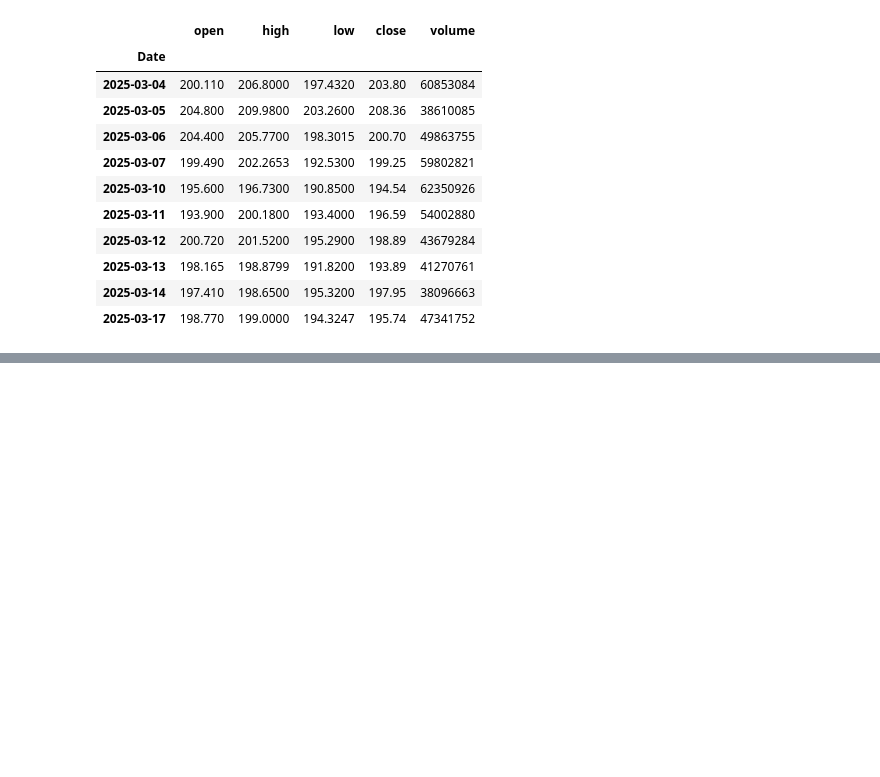
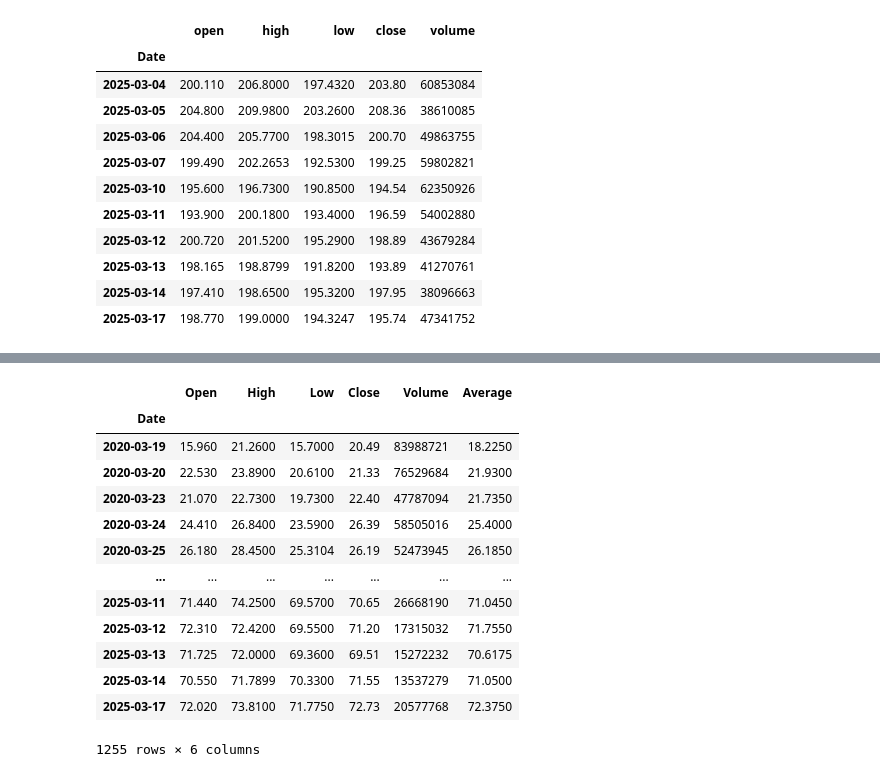
Before and after one commit to Kamilo1133/data-science-bootcamp, a Jupyter notebook: CASE_STUDY_dane_gieldowe.ipynb, the cells around one changed output, grey strips where cells are left out. Cells and saved outputs as stored; diff of their text form; code cells hidden in the pictures; blank space fills up the shorter version.

```diff
--- a/CASE_STUDY_dane_gieldowe.ipynb
+++ b/CASE_STUDY_dane_gieldowe.ipynb
@@ -427,3 +427,6 @@ df
 | 2025-03-13 | 198.165 | 198.8799 | 191.8200 | 193.89 | 41270761 |
 | 2025-03-14 | 197.410 | 198.6500 | 195.3200 | 197.95 | 38096663 |
 | 2025-03-17 | 198.770 | 199.0000 | 194.3247 | 195.74 | 47341752 |
+# %%
+df = fetch_financial_data('UBER')
+df.info()
@@ -429,0 +489,17 @@ df
+# %%
+df.sort_index()
+# %% [output]
+|  | Open | High | Low | Close | Volume | Average |
+| Date |  |  |  |  |  |  |
+| 2020-03-19 | 15.960 | 21.2600 | 15.7000 | 20.49 | 83988721 | 18.2250 |
+| 2020-03-20 | 22.530 | 23.8900 | 20.6100 | 21.33 | 76529684 | 21.9300 |
+| 2020-03-23 | 21.070 | 22.7300 | 19.7300 | 22.40 | 47787094 | 21.7350 |
+| 2020-03-24 | 24.410 | 26.8400 | 23.5900 | 26.39 | 58505016 | 25.4000 |
+| 2020-03-25 | 26.180 | 28.4500 | 25.3104 | 26.19 | 52473945 | 26.1850 |
+| ... | ... | ... | ... | ... | ... | ... |
+| 2025-03-11 | 71.440 | 74.2500 | 69.5700 | 70.65 | 26668190 | 71.0450 |
+| 2025-03-12 | 72.310 | 72.4200 | 69.5500 | 71.20 | 17315032 | 71.7550 |
+| 2025-03-13 | 71.725 | 72.0000 | 69.3600 | 69.51 | 15272232 | 70.6175 |
+| 2025-03-14 | 70.550 | 71.7899 | 70.3300 | 71.55 | 13537279 | 71.0500 |
+| 2025-03-17 | 72.020 | 73.8100 | 71.7750 | 72.73 | 20577768 | 72.3750 |
+1255 rows × 6 columns
```
Also changed, not shown: parts of 19 cells of this notebook.
